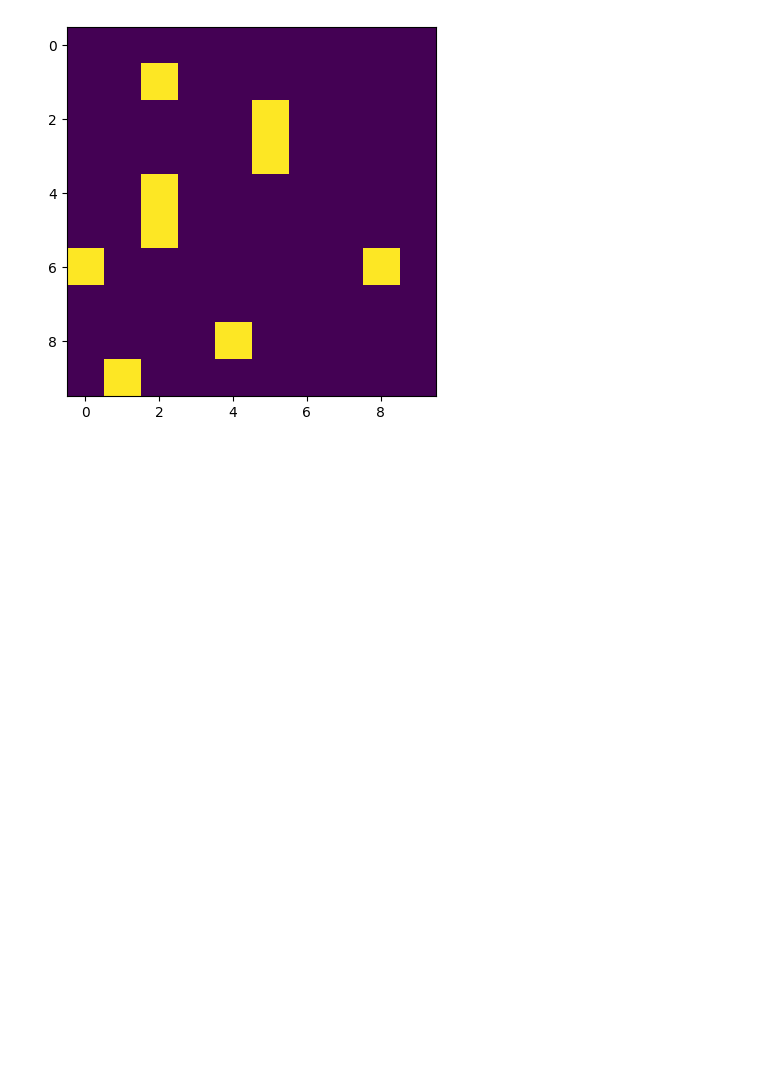
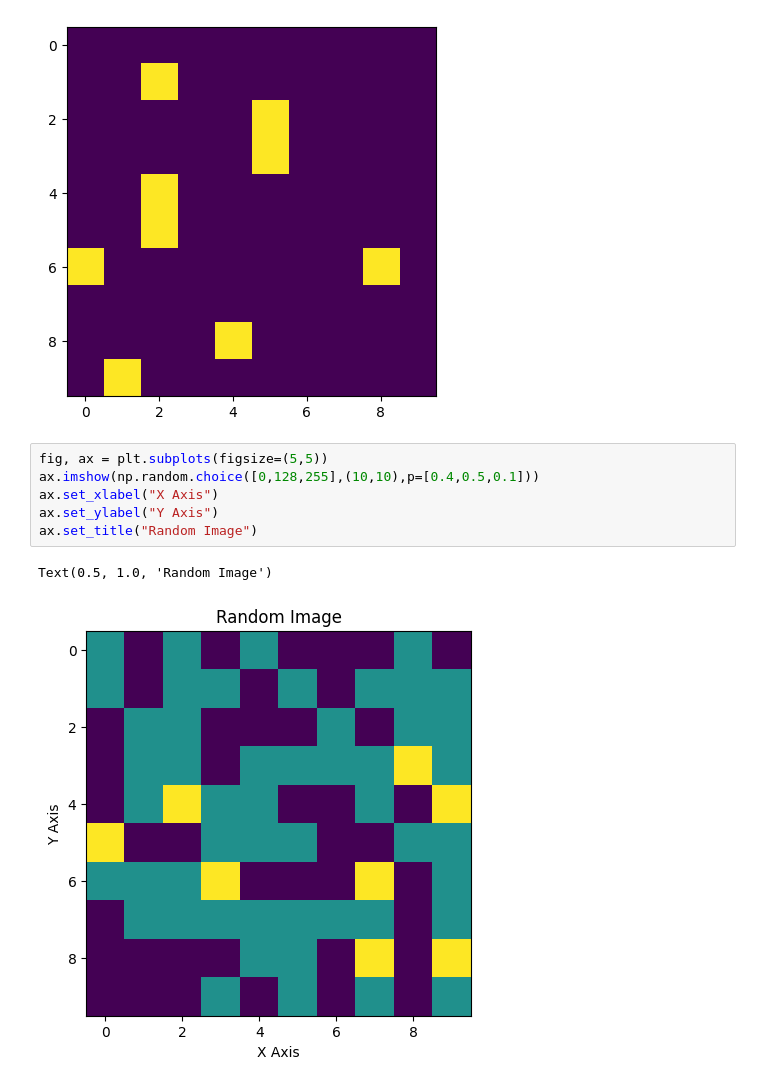
Before and after one commit to Nishitha0730/Computer-Vision, a Jupyter notebook: Images_as_Array.ipynb, the cells around one changed output. Cells and saved outputs as stored; diff of their text form; blank space fills up the shorter version.

```diff
--- a/Images_as_Array.ipynb
+++ b/Images_as_Array.ipynb
@@ -154,3 +154,12 @@ plt.imshow(np.random.choice([0,255],(10,10),p=[0.9,0.1]))    # 90% of 0 & 10% of
 # %% [output]
 <matplotlib.image.AxesImage at 0x...>
 [figure]
+# %%
+fig, ax = plt.subplots(figsize=(5,5))
+ax.imshow(np.random.choice([0,128,255],(10,10),p=[0.4,0.5,0.1]))
+ax.set_xlabel("X Axis")
+ax.set_ylabel("Y Axis")
+ax.set_title("Random Image")
+# %% [output]
+Text(0.5, 1.0, 'Random Image')
+[figure, added]
```
